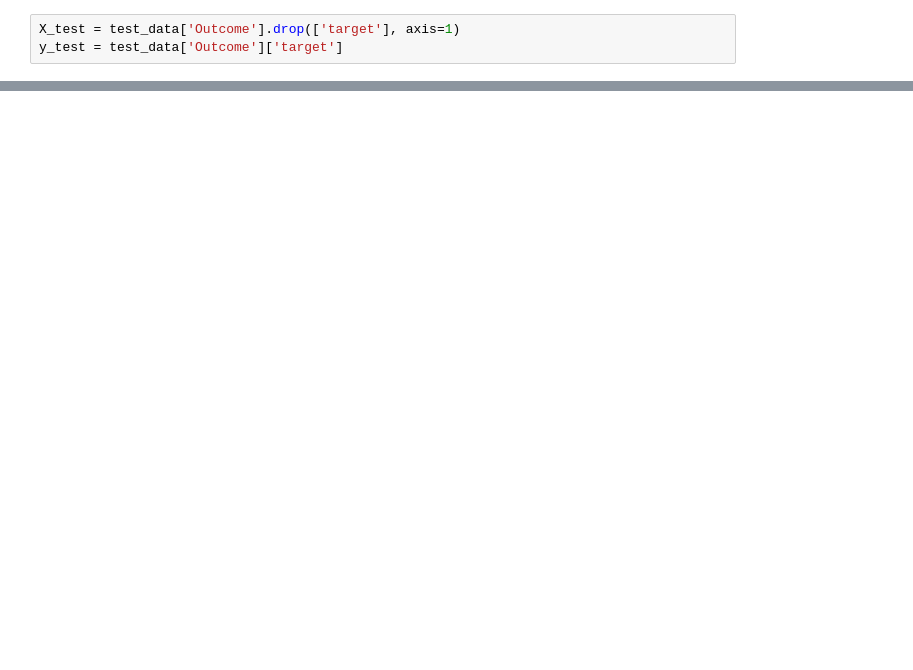
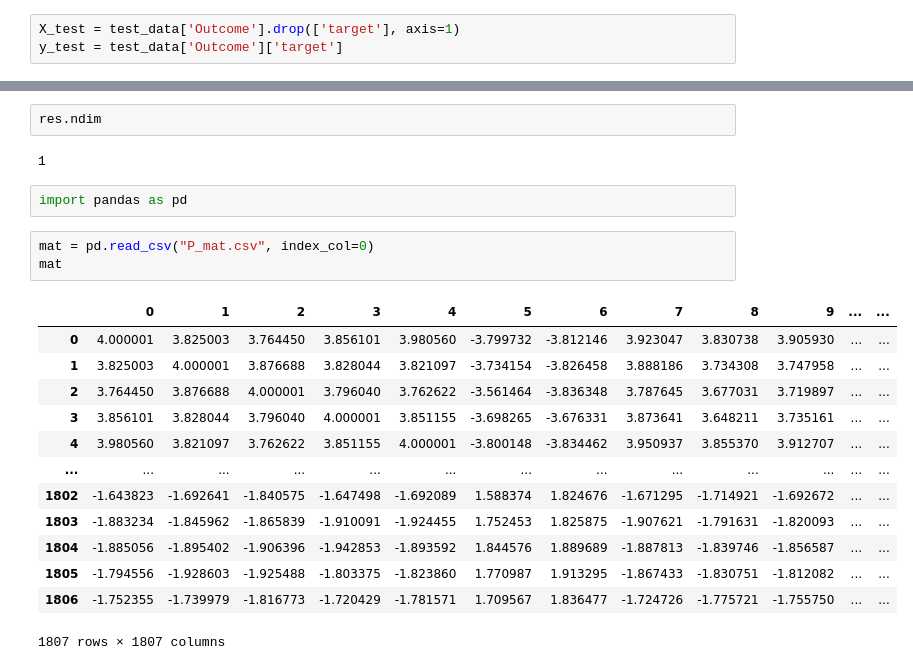
Before and after one commit to k-onoue/lukasiewicz_2, a Jupyter notebook: experiment.ipynb, the cells around one changed output, grey strips where cells are left out. Drawn from its saved outputs; the diff is of its cells as text; blank space fills up the shorter version.

```diff
--- a/experiment.ipynb
+++ b/experiment.ipynb
@@ -296,0 +505,23 @@ auc: 0.7199494949494949
+# %%
+res.ndim
+# %% [output]
+1
+# %%
+import pandas as pd
+# %%
+mat = pd.read_csv("P_mat.csv", index_col=0)
+mat
+# %% [output]
+|  | 0 | 1 | 2 | 3 | 4 | 5 | 6 | 7 | 8 | 9 | ... | ... |
+| 0 | 4.000001 | 3.825003 | 3.764450 | 3.856101 | 3.980560 | -3.799732 | -3.812146 | 3.923047 | 3.830738 | 3.905930 | ... | ... |
+| 1 | 3.825003 | 4.000001 | 3.876688 | 3.828044 | 3.821097 | -3.734154 | -3.826458 | 3.888186 | 3.734308 | 3.747958 | ... | ... |
+| 2 | 3.764450 | 3.876688 | 4.000001 | 3.796040 | 3.762622 | -3.561464 | -3.836348 | 3.787645 | 3.677031 | 3.719897 | ... | ... |
+| 3 | 3.856101 | 3.828044 | 3.796040 | 4.000001 | 3.851155 | -3.698265 | -3.676331 | 3.873641 | 3.648211 | 3.735161 | ... | ... |
+| 4 | 3.980560 | 3.821097 | 3.762622 | 3.851155 | 4.000001 | -3.800148 | -3.834462 | 3.950937 | 3.855370 | 3.912707 | ... | ... |
+| ... | ... | ... | ... | ... | ... | ... | ... | ... | ... | ... | ... | ... |
+| 1802 | -1.643823 | -1.692641 | -1.840575 | -1.647498 | -1.692089 | 1.588374 | 1.824676 | -1.671295 | -1.714921 | -1.692672 | ... | ... |
+| 1803 | -1.883234 | -1.845962 | -1.865839 | -1.910091 | -1.924455 | 1.752453 | 1.825875 | -1.907621 | -1.791631 | -1.820093 | ... | ... |
+| 1804 | -1.885056 | -1.895402 | -1.906396 | -1.942853 | -1.893592 | 1.844576 | 1.889689 | -1.887813 | -1.839746 | -1.856587 | ... | ... |
+| 1805 | -1.794556 | -1.928603 | -1.925488 | -1.803375 | -1.823860 | 1.770987 | 1.913295 | -1.867433 | -1.830751 | -1.812082 | ... | ... |
+| 1806 | -1.752355 | -1.739979 | -1.816773 | -1.720429 | -1.781571 | 1.709567 | 1.836477 | -1.724726 | -1.775721 | -1.755750 | ... | ... |
+1807 rows × 1807 columns
```
Also changed, not shown: parts of 18 cells of this notebook, 9 other files.
